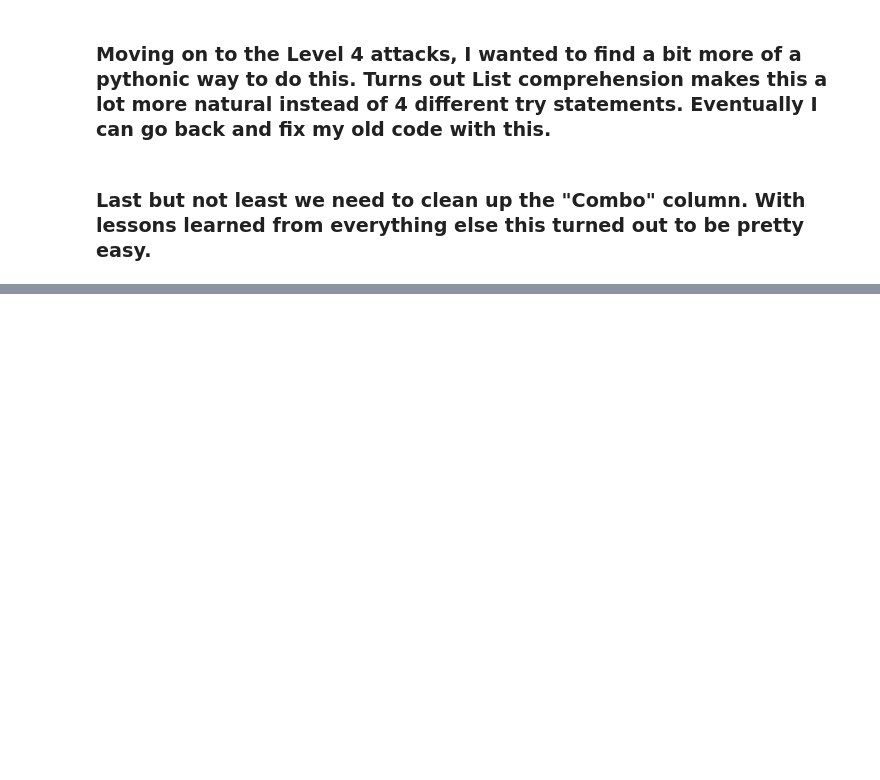
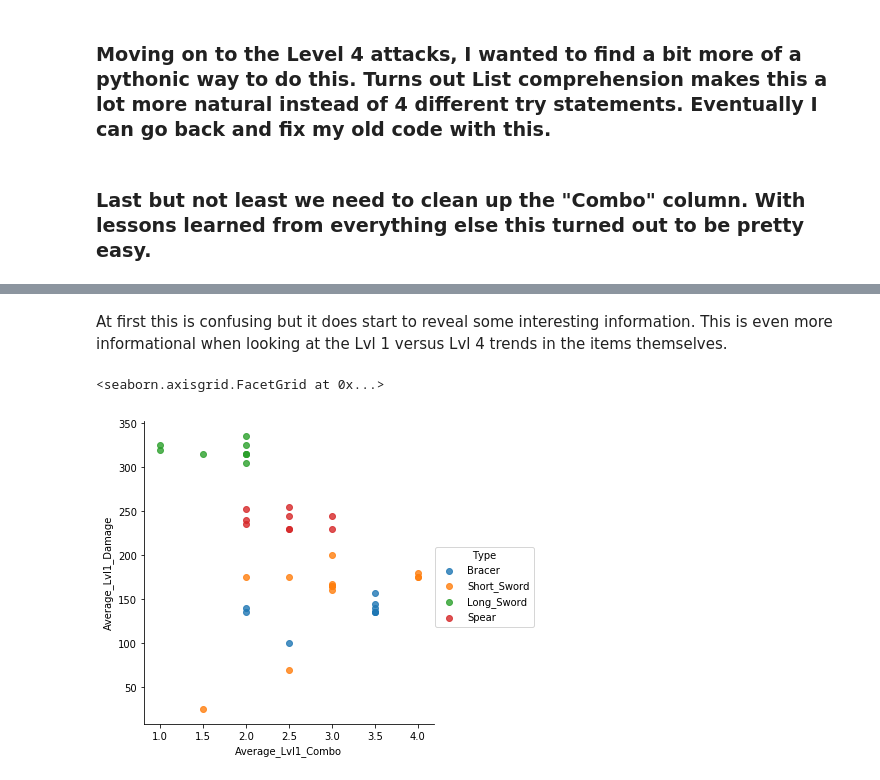
Before and after one commit to TMazzeo22/Projects, a Jupyter notebook: Nier_Cleaning_Visualization.ipynb, the cells around one changed output, grey strips where cells are left out. Cells and saved outputs as stored; diff of their text form; code cells hidden in the pictures; blank space fills up the shorter version.

```diff
--- a/Nier_Cleaning_Visualization.ipynb
+++ b/Nier_Cleaning_Visualization.ipynb
@@ -222,0 +242,10 @@ Nier_Weapons.describe()
+# %% [markdown]
+At first this is confusing but it does start to reveal some interesting information. This is even more informational when looking at the Lvl 1 versus Lvl 4 trends in the items themselves.
+# %%
+x = 'Average_Lvl1_Damage'
+w = 'Average_Lvl1_Combo'
+
+sns.lmplot(w,x,data = Nier_Weapons, hue = 'Type', fit_reg = False)
+# %% [output]
+<seaborn.axisgrid.FacetGrid at 0x...>
+[figure, added]
```
Also changed, not shown: parts of 8 cells of this notebook, 1 other file.
